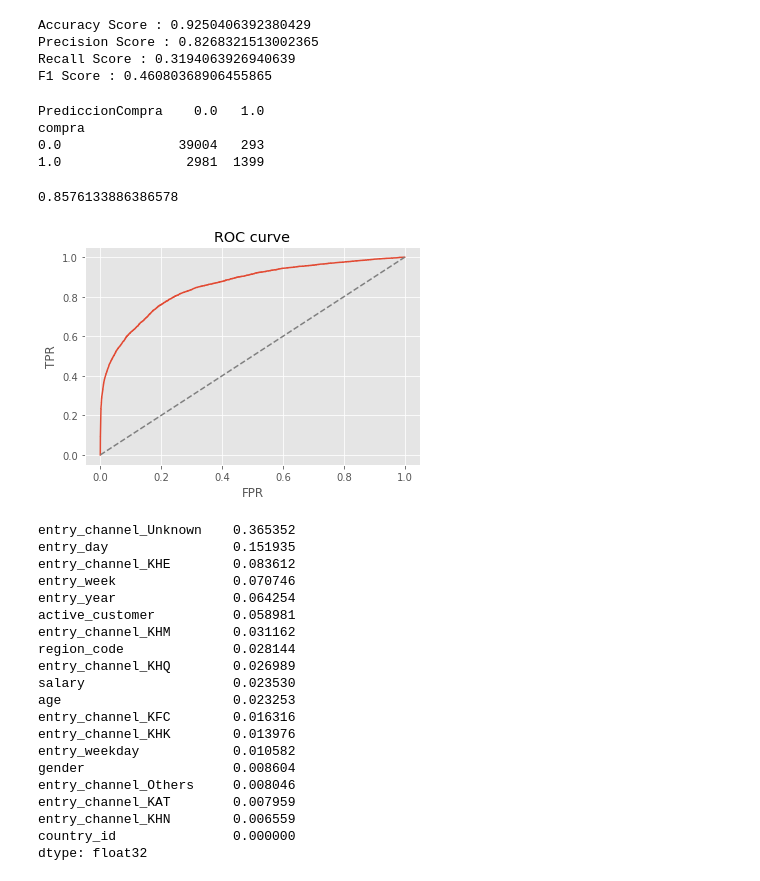
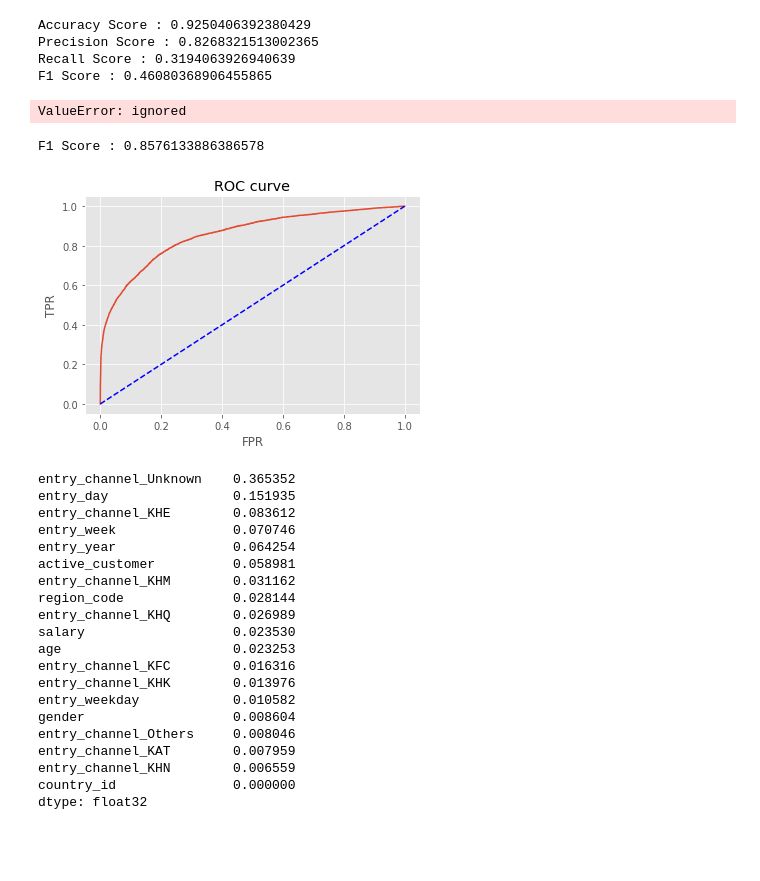
Before and after one commit to gerardtorrent97/easymoney-project, a Jupyter notebook: Recomendacion.ipynb, the cells around one changed output. Cells and saved outputs as stored; diff of their text form; code cells hidden in the pictures; blank space fills up the shorter version.

```diff
--- a/Recomendacion.ipynb
+++ b/Recomendacion.ipynb
@@ -841,11 +841,25 @@ class Model(object):
   def predict_proba(self):
     return self.model.predict_proba(self.X_test)[:, 1]
 
+  def confusion_matrix(self, y_pred):
+    print(pd.crosstab(self.y_test, y_pred))
+
   def get_metrics(self, y_pred):
-    print('Accuracy Score : ' + str(accuracy_score(self.y_test, y_pred)))
-    print('Precision Score : ' + str(precision_score(self.y_test,y_pred)))
-    print('Recall Score : ' + str(recall_score(self.y_test,y_pred)))
-    print('F1 Score : ' + str(f1_score(self.y_test,y_pred)))
+    print("Accuracy Score : " + str(accuracy_score(self.y_test, y_pred)))
+    print("Precision Score : " + str(precision_score(self.y_test,y_pred)))
+    print("Recall Score : " + str(recall_score(self.y_test,y_pred)))
+    print("F1 Score : " + str(f1_score(self.y_test,y_pred)))
+
+  def get_auc_metrics(self, y_score):
+    print("F1 Score : " + str(roc_auc_score(self.y_test, y_score)))
+    fpr, tpr, _ = metrics.roc_curve(self.y_test, y_score)
+    plt.clf()
+    plt.plot(fpr, tpr)
+    plt.plot([0, 1], [0, 1], color="blue", linestyle="--")
+    plt.xlabel("FPR")
+    plt.ylabel("TPR")
+    plt.title("ROC curve")
+    plt.show()
 # %%
 # tendriamos que hacer una iteración para cada target y guardar cada modelo y luego evaluar sus métricas
 # %%
@@ -865,30 +879,15 @@ Accuracy Score : 0.9250406392380429
 Precision Score : 0.8268321513002365
 Recall Score : 0.3194063926940639
 F1 Score : 0.46080368906455865
-# %%
-confusion_matrix = pd.crosstab(results_df["compra"], results_df["PrediccionCompra"])
-print(confusion_matrix)
-# %% [output]
-PrediccionCompra    0.0   1.0
-compra
-0.0               39004   293
-1.0                2981  1399
-# %%
-from sklearn import metrics
-metrics.roc_auc_score(results_df["compra"], results_df["CompraScore"])
-# %% [output]
-0.8576133886386578
-# %%
-fpr, tpr, _ = metrics.roc_curve(results_df["compra"], results_df["CompraScore"])
-plt.clf()
-plt.plot(fpr, tpr)
-plt.plot([0, 1], [0, 1], color="gray", linestyle="--")
-plt.xlabel("FPR")
-plt.ylabel("TPR")
-plt.title("ROC curve")
-plt.show()
-# %% [output]
-[figure, removed]
+# %%
+em.confusion_matrix(y_test_pred)
+# %% [output]
+ValueError: ignored
+# %%
+em.get_auc_metrics(y_test_score)
+# %% [output]
+F1 Score : 0.8576133886386578
+[figure, added]
 # %%
 top_features = pd.Series(em.model.feature_importances_, index=em.X_train.columns).sort_values(ascending=False).head(20)
 # %%
```
Also changed, not shown: parts of 1 cell of this notebook.
